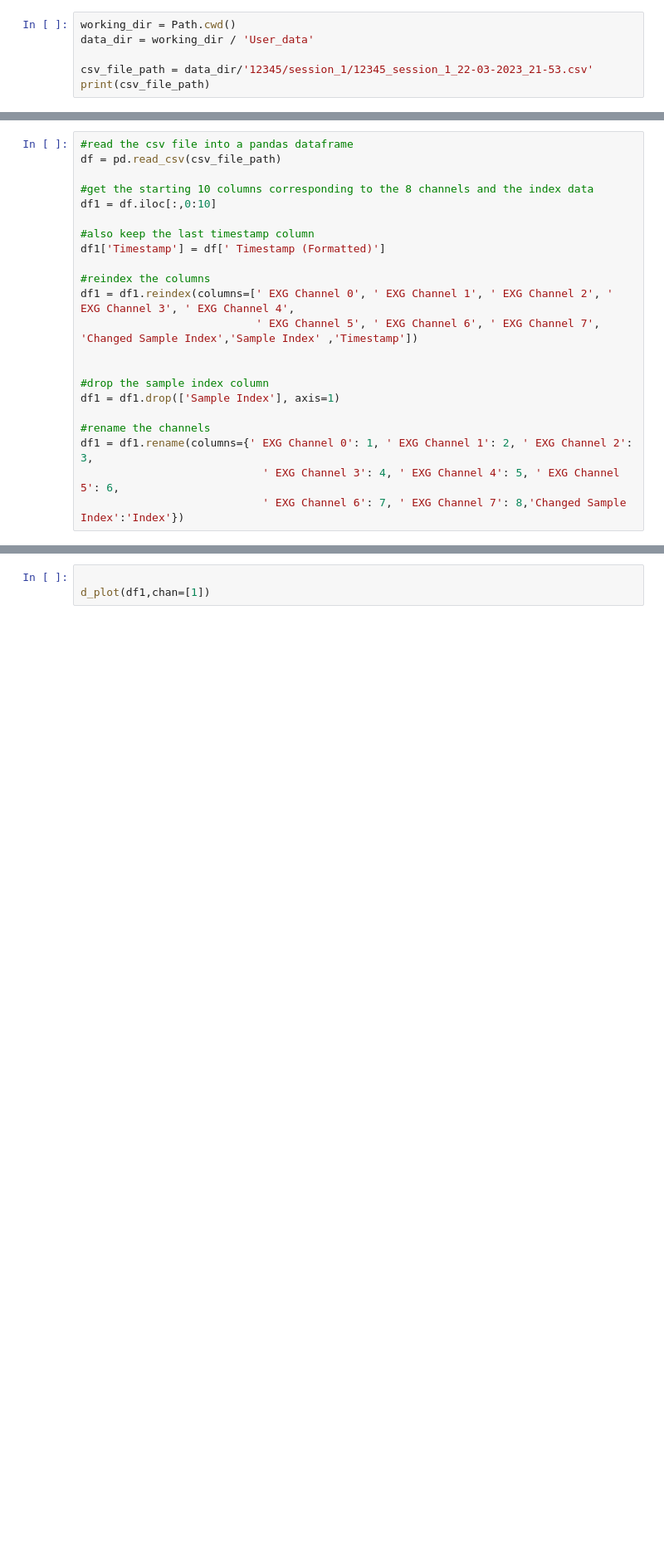
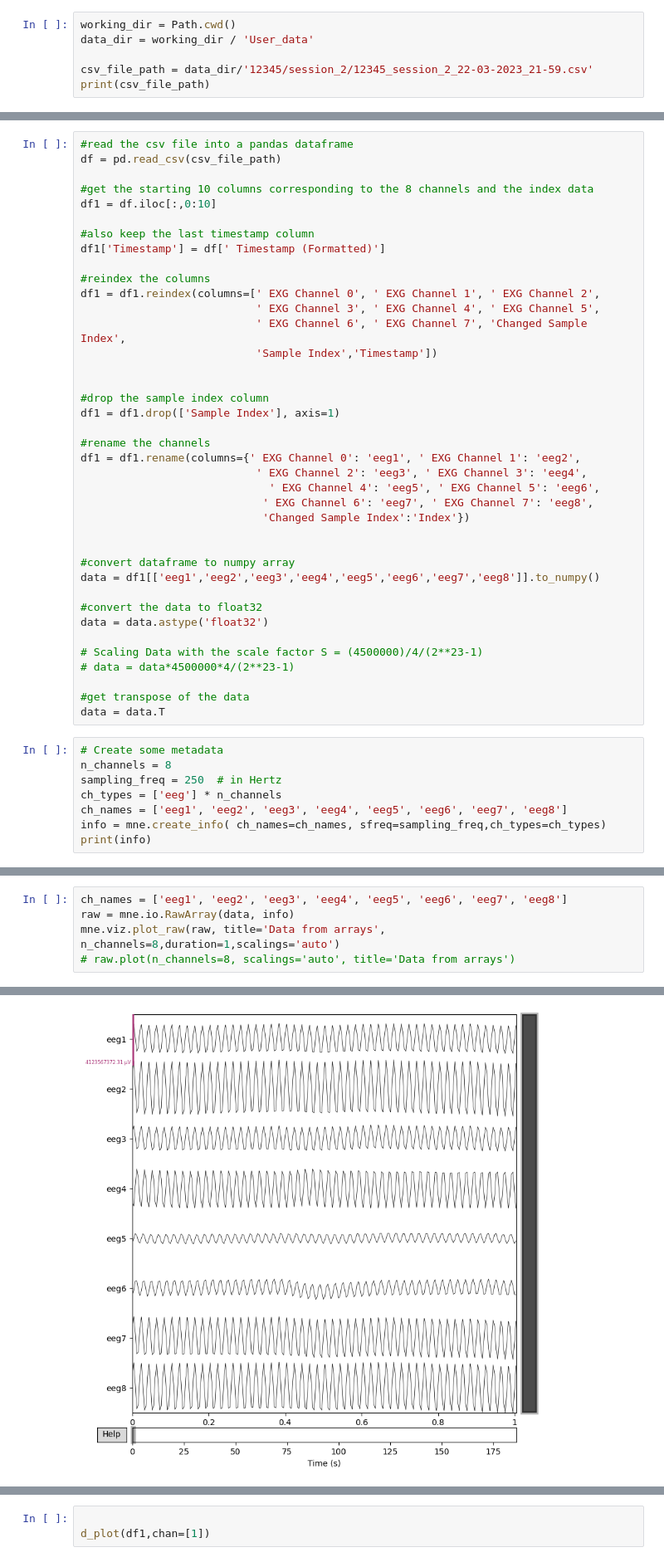
Before and after one commit to abhishek-topwal/OpenBCI_DataAnlaysis, a Jupyter notebook: data_analysis.ipynb, the cells around one changed output, grey strips where cells are left out. Shown at 83% size. Saved outputs shown, nothing was run; the diff lists cells and outputs as text; blank space fills up the shorter version.

Commit message:
startig working on the mne object. time series data still not clear

```diff
--- a/data_analysis.ipynb
+++ b/data_analysis.ipynb
@@ -30,6 +32,6 @@ from pathlib import Path
 working_dir = Path.cwd()
 data_dir = working_dir / 'User_data'
 
-csv_file_path = data_dir/'12345/session_1/12345_session_1_22-03-2023_21-53.csv'
+csv_file_path = data_dir/'12345/session_2/12345_session_2_22-03-2023_21-59.csv'
 print(csv_file_path)
 # %% [output]
@@ -45,14 +47,39 @@ df1 = df.iloc[:,0:10]
 df1['Timestamp'] = df[' Timestamp (Formatted)']
 
 #reindex the columns
-df1 = df1.reindex(columns=[' EXG Channel 0', ' EXG Channel 1', ' EXG Channel 2', ' EXG Channel 3', ' EXG Channel 4',
-                           ' EXG Channel 5', ' EXG Channel 6', ' EXG Channel 7', 'Changed Sample Index','Sample Index' ,'Timestamp'])
+df1 = df1.reindex(columns=[' EXG Channel 0', ' EXG Channel 1', ' EXG Channel 2',
+                           ' EXG Channel 3', ' EXG Channel 4', ' EXG Channel 5',
+                           ' EXG Channel 6', ' EXG Channel 7', 'Changed Sample Index',
+                           'Sample Index','Timestamp'])
 
 
 #drop the sample index column
 df1 = df1.drop(['Sample Index'], axis=1)
 
 #rename the channels
-df1 = df1.rename(columns={' EXG Channel 0': 1, ' EXG Channel 1': 2, ' EXG Channel 2': 3,
-                            ' EXG Channel 3': 4, ' EXG Channel 4': 5, ' EXG Channel 5': 6,
-                            ' EXG Channel 6': 7, ' EXG Channel 7': 8,'Changed Sample Index':'Index'})
+df1 = df1.rename(columns={' EXG Channel 0': 'eeg1', ' EXG Channel 1': 'eeg2',
+                           ' EXG Channel 2': 'eeg3', ' EXG Channel 3': 'eeg4',
+                             ' EXG Channel 4': 'eeg5', ' EXG Channel 5': 'eeg6',
+                            ' EXG Channel 6': 'eeg7', ' EXG Channel 7': 'eeg8',
+                            'Changed Sample Index':'Index'})
+
+
+#convert dataframe to numpy array
+data = df1[['eeg1','eeg2','eeg3','eeg4','eeg5','eeg6','eeg7','eeg8']].to_numpy()
+
+#convert the data to float32
+data = data.astype('float32')
+
+# Scaling Data with the scale factor S = (4500000)/4/(2**23-1)
+# data = data*4500000*4/(2**23-1)
+
+#get transpose of the data
+data = data.T
+# %%
+# Create some metadata
+n_channels = 8
+sampling_freq = 250  # in Hertz
+ch_types = ['eeg'] * n_channels
+ch_names = ['eeg1', 'eeg2', 'eeg3', 'eeg4', 'eeg5', 'eeg6', 'eeg7', 'eeg8']
+info = mne.create_info( ch_names=ch_names, sfreq=sampling_freq,ch_types=ch_types)
+print(info)
@@ -58,0 +99,6 @@ df1 = df1.rename(columns={' EXG Channel 0': 1, ' EXG Channel 1': 2, ' EXG Channe
+# %%
+ch_names = ['eeg1', 'eeg2', 'eeg3', 'eeg4', 'eeg5', 'eeg6', 'eeg7', 'eeg8']
+raw = mne.io.RawArray(data, info)
+mne.viz.plot_raw(raw, title='Data from arrays', n_channels=8,duration=1,scalings='auto')
+# raw.plot(n_channels=8, scalings='auto', title='Data from arrays')
+# %% [output]
@@ -58,0 +108 @@ df1 = df1.rename(columns={' EXG Channel 0': 1, ' EXG Channel 1': 2, ' EXG Channe
+[figure, added]
```
Also changed, not shown: parts of 4 cells of this notebook.
